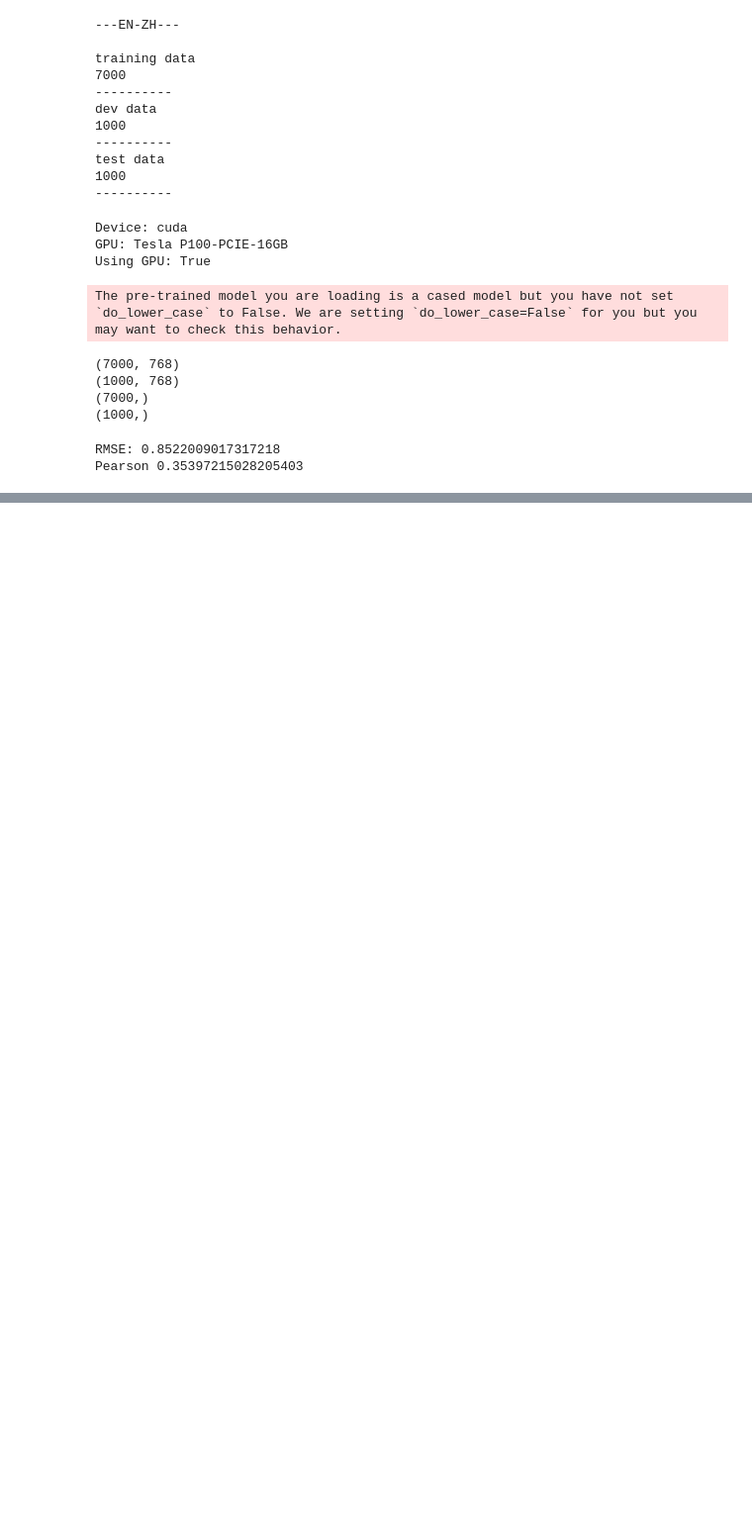
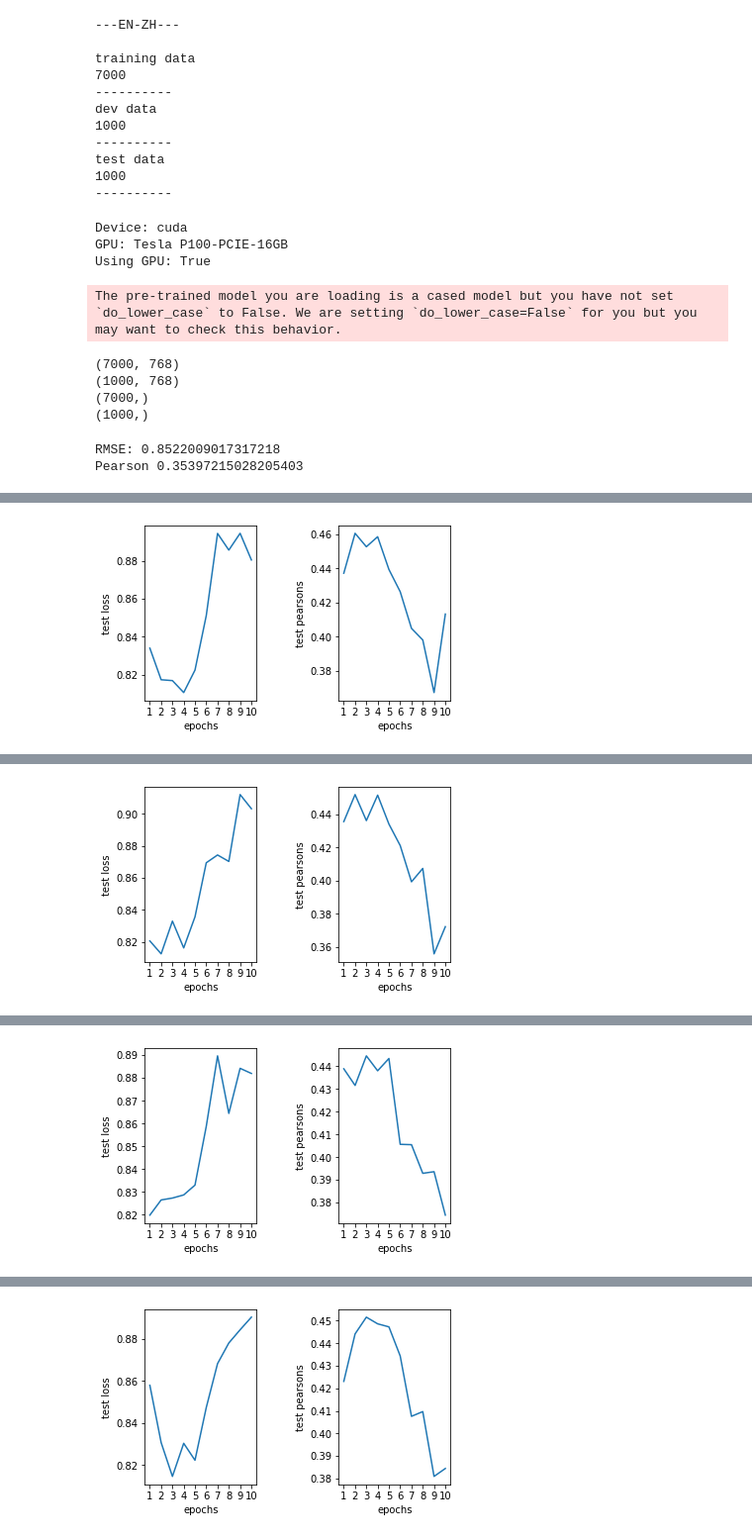
Before and after one commit to Rain9876/ImperialNLP2020_CW, a Jupyter notebook: NLP_cw_rnn.ipynb, the cells around one changed output, grey strips where cells are left out. Shown at 99% size. Drawn from its saved outputs; the diff is of its cells as text; code cells hidden in the pictures; blank space fills up the shorter version.

```diff
--- a/NLP_cw_rnn.ipynb
+++ b/NLP_cw_rnn.ipynb
@@ -326,8 +374,8 @@ for k in ['linear','poly','rbf','sigmoid']:
 from sklearn.ensemble import RandomForestRegressor
 
 rf = RandomForestRegressor(n_estimators = 1000, random_state = 666)
-rf.fit(X_train, y_train)
-predictions = rf.predict(X_val)
+rf.fit(X_train.to(device), y_train.to(device)).to(device)
+predictions = rf.predict(X_val).to(device)
 
 pearson = pearsonr(y_val, predictions)
 print('RMSE:', rmse(predictions,y_val))
@@ -369,7 +417,6 @@ class LSTM(nn.Module):
 
         self.lstm = nn.LSTM(self.input_dim, self.hidden_dim, self.num_layers)
         self.fc1 = nn.Linear(self.hidden_dim, 1)
-        self.fc2 = nn.Linear(50,output_dim)
 
     def init_hidden(self):
         return (torch.zeros(self.num_layers, self.batch_size, self.hidden_dim),
@@ -386,7 +433,6 @@ class LSTM(nn.Module):
         # Can pass on the entirety of lstm_out to the next layer if it is a seq2seq prediction
         y_pred = self.fc1(lstm_out[-1].view(self.batch_size, -1))
 
-        # y_pred = self.fc2(y_pred)
 
         return y_pred.view(-1)
 # %%
@@ -445,9 +491,9 @@ def testing(model, test_loader, criterion):
 
   return predictions, testing_loss, pearson[0]
 # %%
-def classification():
+def regression():
   bs = 4
-  epochs = 8
+  epochs = 10
   iput_dim = 768
   hidden_dim = 750
 
@@ -465,7 +511,7 @@ def classification():
 
   model = LSTM(iput_dim,hidden_dim,bs).to(device)
 
-  opt = torch.optim.Adam(model.parameters(),lr = 0.0001)
+  opt = torch.optim.Adam(model.parameters(),lr = 0.0001,weight_decay=1e-6)
 
   criterion = nn.MSELoss()
 
@@ -480,14 +526,16 @@ def classification():
 
     print("-"*30)
 
-
+  x_epochs = list(range(1,epochs+1))
   fig, (ax1,ax2) = plt.subplots(1,2)
-  ax1.plot(list(range(1,epochs+1)), testing_loss)
+  ax1.plot(x_epochs, testing_loss)
   ax1.set(xlabel='epochs', ylabel='test loss')
-  ax2.plot(list(range(1,epochs+1)), pearsons)
+  ax2.plot(x_epochs, pearsons)
   ax2.set(xlabel='epochs', ylabel='test pearsons')
-  fig= plt.figure(figsize=(15,8))
-  fig.tight_layout(pad=3.0)
+  ax1.set_xticks(x_epochs)
+  ax2.set_xticks(x_epochs)
+  fig.tight_layout(pad=4.0)
   plt.show()
 
+  return testing_loss, pearsons
   # writeToFile(predictions)
@@ -515,0 +542,12 @@ testing_loss: 0.8915549300658828 Pearson 0.38777655717999787
+# %%
+# regression()
+
+losses = []
+pears = []
+
+for i in range(5):
+  loss, pear = regression()
+  losses.append(loss[2])
+  pears.append(pear[2])
+print(f"Average test loss:{sum(losses)/len(losses)} Average pearsons: {sum(pears)/len(pears)}")
+# %% [output]
@@ -515,0 +571 @@ testing_loss: 0.8915549300658828 Pearson 0.38777655717999787
+[figure, added]
@@ -515,0 +589 @@ testing_loss: 0.8915549300658828 Pearson 0.38777655717999787
+[figure, added]
@@ -515,0 +607 @@ testing_loss: 0.8915549300658828 Pearson 0.38777655717999787
+[figure, added]
@@ -515,0 +625 @@ testing_loss: 0.8915549300658828 Pearson 0.38777655717999787
+[figure, added]
```
Also changed, not shown: parts of 10 cells of this notebook.
